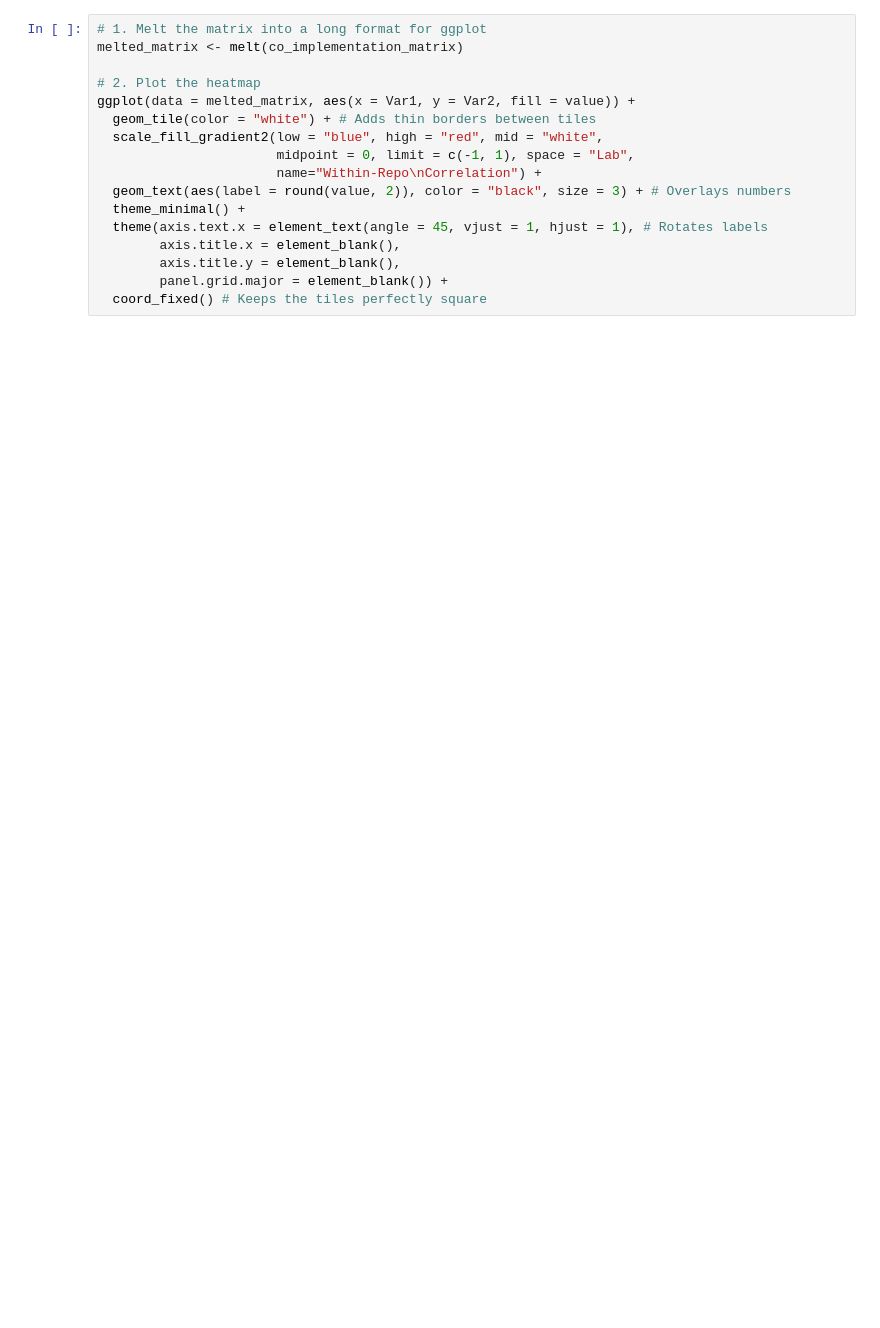
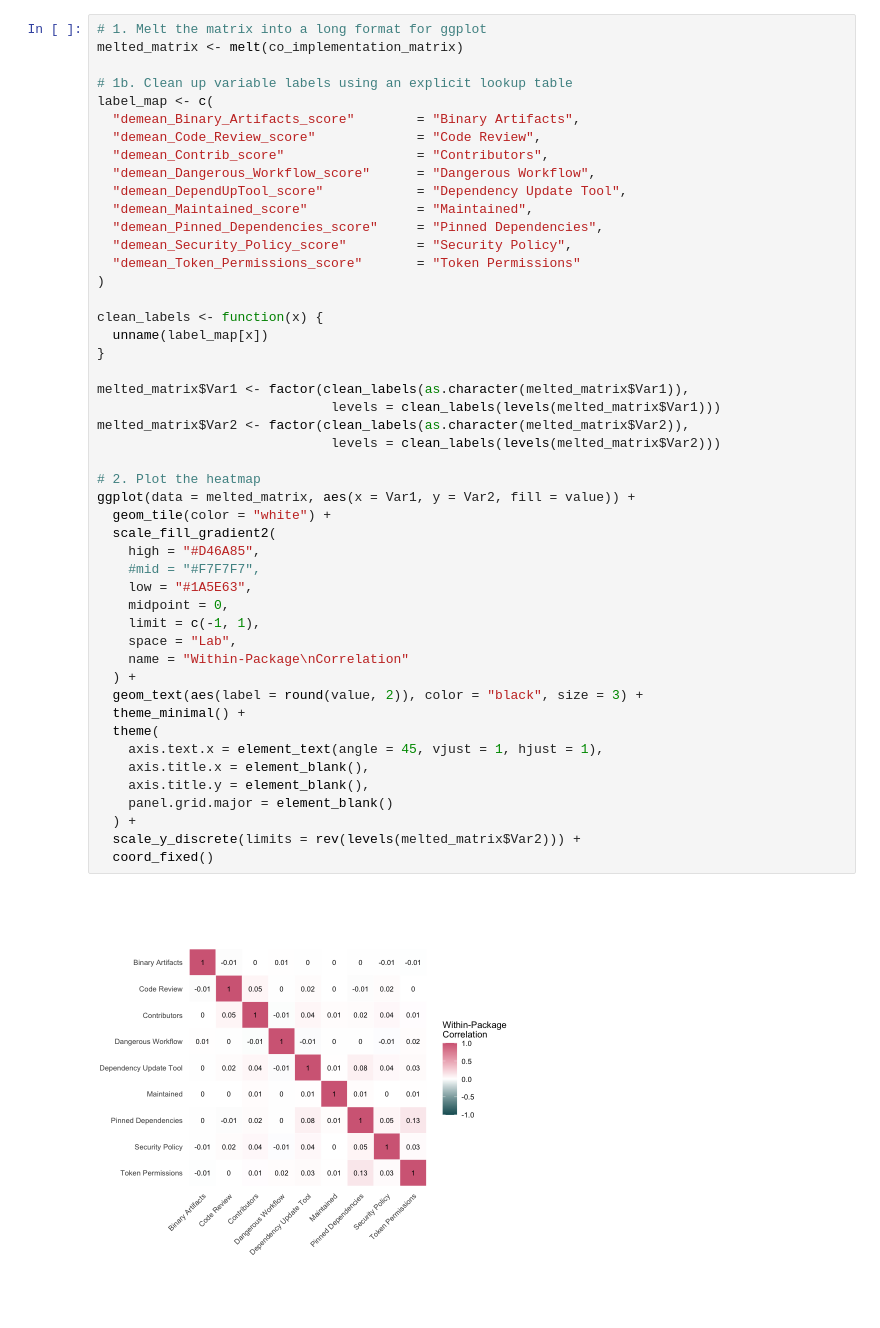
Before and after one commit to jillahmad17/security_practices_and_outcomes, a Jupyter notebook: analysis/cofluctuation_testing.ipynb, the cells around one changed output. Drawn from its saved outputs; the diff is of its cells as text; blank space fills up the shorter version.

```diff
--- a/analysis/cofluctuation_testing.ipynb
+++ b/analysis/cofluctuation_testing.ipynb
@@ -32,17 +68,50 @@ head(df_demeaned)
 # %%
 # 1. Melt the matrix into a long format for ggplot
 melted_matrix <- melt(co_implementation_matrix)
 
+# 1b. Clean up variable labels using an explicit lookup table
+label_map <- c(
+  "demean_Binary_Artifacts_score"        = "Binary Artifacts",
+  "demean_Code_Review_score"             = "Code Review",
+  "demean_Contrib_score"                 = "Contributors",
+  "demean_Dangerous_Workflow_score"      = "Dangerous Workflow",
+  "demean_DependUpTool_score"            = "Dependency Update Tool",
+  "demean_Maintained_score"              = "Maintained",
+  "demean_Pinned_Dependencies_score"     = "Pinned Dependencies",
+  "demean_Security_Policy_score"         = "Security Policy",
+  "demean_Token_Permissions_score"       = "Token Permissions"
+)
+
+clean_labels <- function(x) {
+  unname(label_map[x])
+}
+
+melted_matrix$Var1 <- factor(clean_labels(as.character(melted_matrix$Var1)),
+                              levels = clean_labels(levels(melted_matrix$Var1)))
+melted_matrix$Var2 <- factor(clean_labels(as.character(melted_matrix$Var2)),
+                              levels = clean_labels(levels(melted_matrix$Var2)))
+
 # 2. Plot the heatmap
 ggplot(data = melted_matrix, aes(x = Var1, y = Var2, fill = value)) +
-  geom_tile(color = "white") + # Adds thin borders between tiles
-  scale_fill_gradient2(low = "blue", high = "red", mid = "white",
-                       midpoint = 0, limit = c(-1, 1), space = "Lab",
-                       name="Within-Repo\nCorrelation") +
-  geom_text(aes(label = round(value, 2)), color = "black", size = 3) + # Overlays numbers
+  geom_tile(color = "white") +
+  scale_fill_gradient2(
+    high = "#D46A85",
+    #mid = "#F7F7F7",
+    low = "#1A5E63",
+    midpoint = 0,
+    limit = c(-1, 1),
+    space = "Lab",
+    name = "Within-Package\nCorrelation"
+  ) +
+  geom_text(aes(label = round(value, 2)), color = "black", size = 3) +
   theme_minimal() +
-  theme(axis.text.x = element_text(angle = 45, vjust = 1, hjust = 1), # Rotates labels
-        axis.title.x = element_blank(),
-        axis.title.y = element_blank(),
-        panel.grid.major = element_blank()) +
-  coord_fixed() # Keeps the tiles perfectly square
+  theme(
+    axis.text.x = element_text(angle = 45, vjust = 1, hjust = 1),
+    axis.title.x = element_blank(),
+    axis.title.y = element_blank(),
+    panel.grid.major = element_blank()
+  ) +
+  scale_y_discrete(limits = rev(levels(melted_matrix$Var2))) +
+  coord_fixed()
+# %% [output]
+[figure, added]
```
Also changed, not shown: parts of 4 cells of this notebook.
